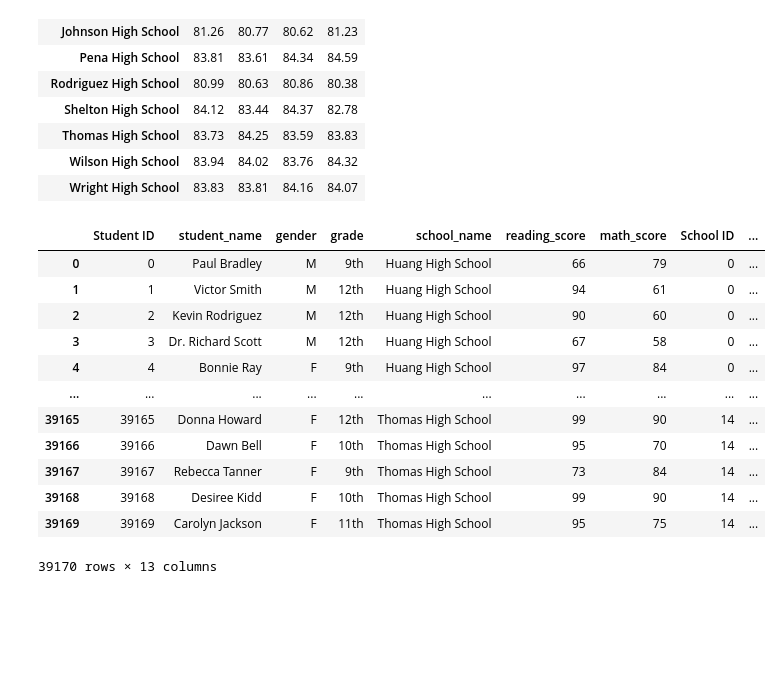
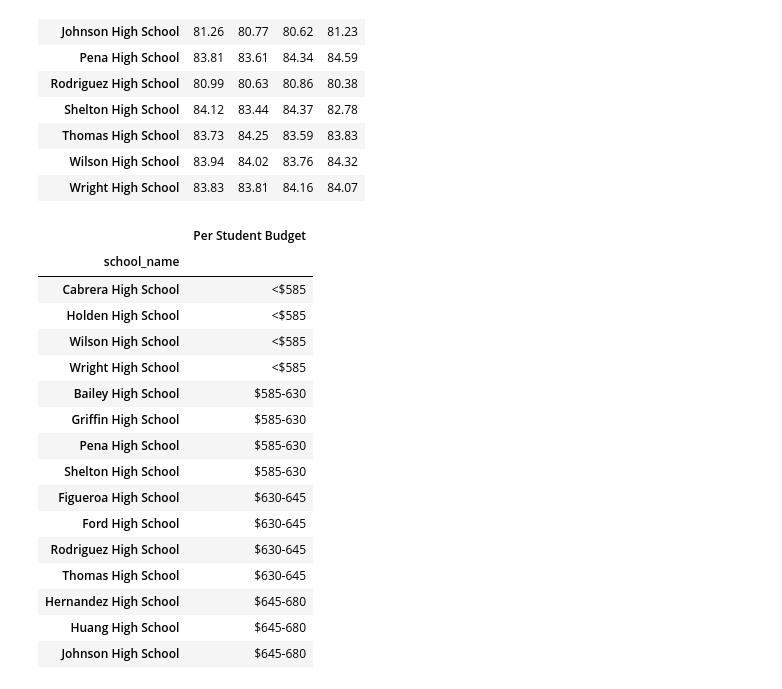
Before and after one commit to DigitalJake/Pandas-Challenge, a Jupyter notebook: PyCitySchools/Script.ipynb, the cells around one changed output. Drawn from its saved outputs; the diff is of its cells as text; code cells hidden in the pictures; blank space fills up the shorter version.

```diff
--- a/PyCitySchools/Script.ipynb
+++ b/PyCitySchools/Script.ipynb
@@ -4,8 +4,8 @@ import pandas as pd
 from pathlib import Path
 
 # File to Load
-school_data_to_load = Path("../Resources/schools_complete.csv")
-student_data_to_load = Path("../Resources/students_complete.csv")
+school_data_to_load = Path("../Data Sets/schools_complete.csv")
+student_data_to_load = Path("../Data Sets/students_complete.csv")
 
 # Read School and Student Data File and store into Pandas DataFrames
 school_data = pd.read_csv(school_data_to_load)
@@ -467,25 +467,35 @@ reading_scores.style.format({'9th': '{:.2f}',
 # %%
 # spending
 # spending bins
 bins = [0, 585, 630, 645, 680]
 group_name = ["<$585", "$585-630", "$630-645", "$645-680"]
+scores_by_school_spending = school_summary.copy()
 
 # cut and add bins to data set
-school_data_complete['spending_bins'] = pd.cut(school_data_complete['budget']/school_data_complete['size'], bins, labels = group_name)
+bins_school_spending = pd.cut(scores_by_school_spending['Per Student Budget'], bins, labels=group_name)
 
-school_spending_df = school_data_complete.copy()
-school_spending_df
+# Convert bins_school_spending to df
+bins_school_spending = pd.DataFrame(bins_school_spending)
+
+# add Spending Level col
+school_summary['Spending Level'] = bins_school_spending
+
+bins_school_spending.sort_values("Per Student Budget")
 # %% [output]
-|  | Student ID | student_name | gender | grade | school_name | reading_score | math_score | School ID | ... |
-| 0 | 0 | Paul Bradley | M | 9th | Huang High School | 66 | 79 | 0 | ... |
-| 1 | 1 | Victor Smith | M | 12th | Huang High School | 94 | 61 | 0 | ... |
-| 2 | 2 | Kevin Rodriguez | M | 12th | Huang High School | 90 | 60 | 0 | ... |
-| 3 | 3 | Dr. Richard Scott | M | 12th | Huang High School | 67 | 58 | 0 | ... |
-| 4 | 4 | Bonnie Ray | F | 9th | Huang High School | 97 | 84 | 0 | ... |
-| ... | ... | ... | ... | ... | ... | ... | ... | ... | ... |
-| 39165 | 39165 | Donna Howard | F | 12th | Thomas High School | 99 | 90 | 14 | ... |
-| 39166 | 39166 | Dawn Bell | F | 10th | Thomas High School | 95 | 70 | 14 | ... |
-| 39167 | 39167 | Rebecca Tanner | F | 9th | Thomas High School | 73 | 84 | 14 | ... |
-| 39168 | 39168 | Desiree Kidd | F | 10th | Thomas High School | 99 | 90 | 14 | ... |
-| 39169 | 39169 | Carolyn Jackson | F | 11th | Thomas High School | 95 | 75 | 14 | ... |
+|  | Per Student Budget |
+| school_name |  |
+| Cabrera High School | <$585 |
+| Holden High School | <$585 |
+| Wilson High School | <$585 |
+| Wright High School | <$585 |
+| Bailey High School | $585-630 |
+| Griffin High School | $585-630 |
+| Pena High School | $585-630 |
+| Shelton High School | $585-630 |
+| Figueroa High School | $630-645 |
+| Ford High School | $630-645 |
+| Rodriguez High School | $630-645 |
+| Thomas High School | $630-645 |
+| Hernandez High School | $645-680 |
+| Huang High School | $645-680 |
+| Johnson High School | $645-680 |
-39170 rows × 13 columns
```
Also changed, not shown: parts of 4 cells of this notebook, 1 other file.
